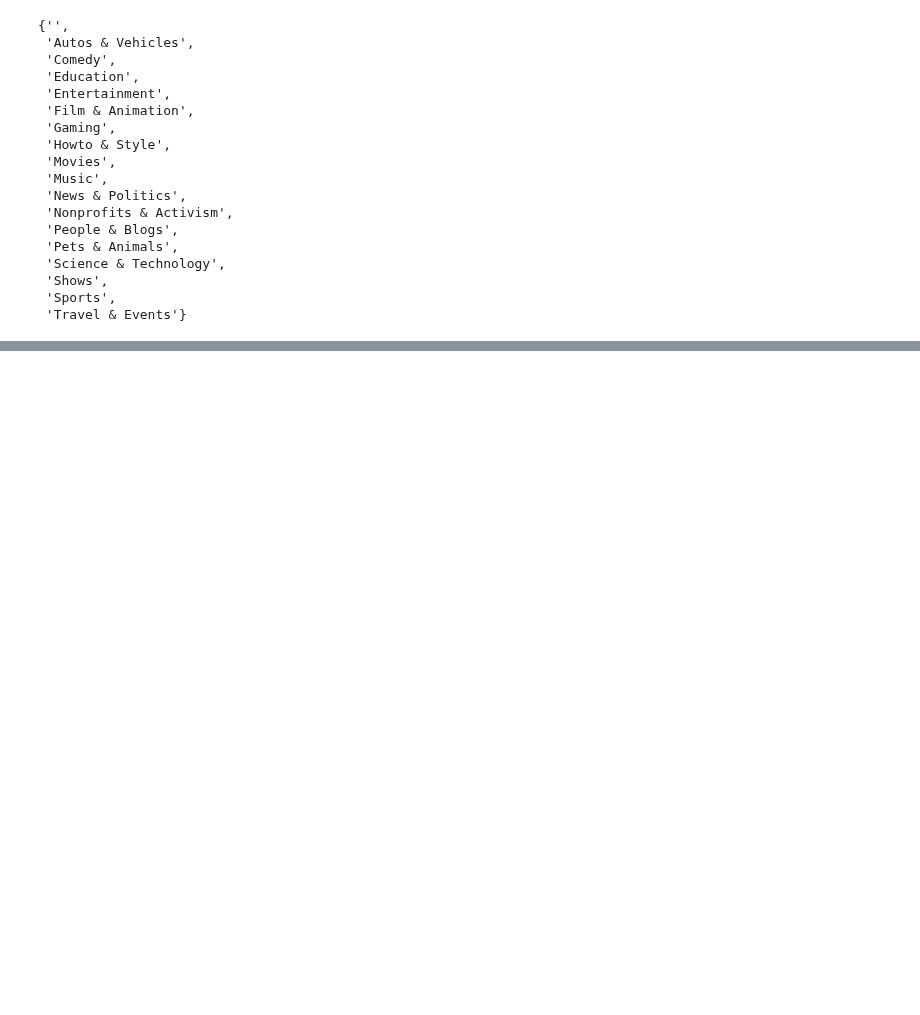
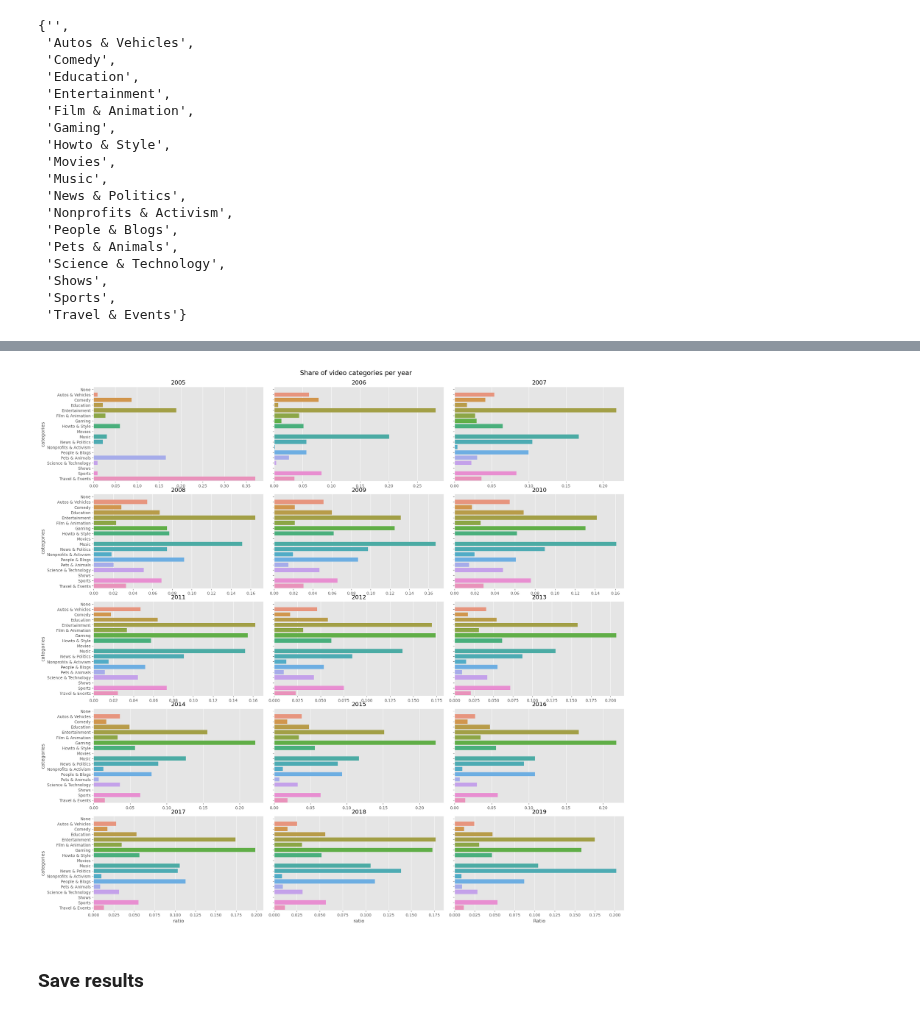
Before and after one commit to epfl-ada/ada-2022-project-fraisetagada, a Jupyter notebook: extract_videos.ipynb, the cells around one changed output, grey strips where cells are left out. Saved outputs shown, nothing was run; the diff lists cells and outputs as text; code cells hidden in the pictures; blank space fills up the shorter version.

Commit message:
Add ratio graph about video categories

```diff
--- a/extract_videos.ipynb
+++ b/extract_videos.ipynb
@@ -257,0 +240,2 @@ plt.show()
+# %%
+count_cat_idx = count_cat_idx.drop("index", axis=1)
@@ -257,0 +244,3 @@ plt.show()
+# %%
+ratios = count_cat_idx.copy()
+ratios["ratio"] = ratios.groupby(["year"])["count"].apply(lambda x: x/x.sum())
@@ -257,0 +268,2 @@ plt.show()
+# %%
+ratios.categories = ratios.categories.replace('', 'None')
@@ -257,0 +291,20 @@ plt.show()
+# %%
+fig, axs = plt.subplots(5, 3, sharey=True, figsize=(19,19))
+fig.suptitle("Share of video categories per year", fontsize=16, y=1)
+
+fig.tight_layout()
+for year, ax in zip(years, axs.ravel()):
+    p = sns.barplot(ax=ax, data=ratios[ratios["year"] == year], y="categories", x="ratio")
+    idx = (year - 2005)
+    if idx % 3 != 0:
+        p.set(ylabel=None)
+    if idx < 12:
+        p.set(xlabel=None)
+    ax.set_title(year)
+
+plt.xlabel("Ratio")
+plt.show()
+# %% [output]
+[figure, added]
+# %% [markdown]
+### Save results
```
Also changed, not shown: parts of 8 cells of this notebook, 2 other files.
